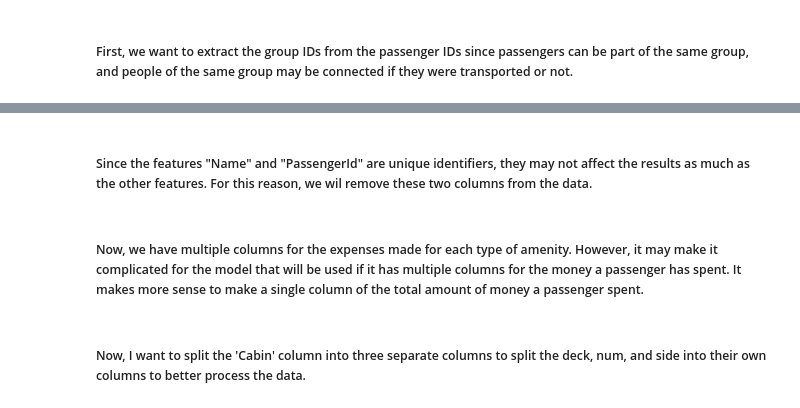
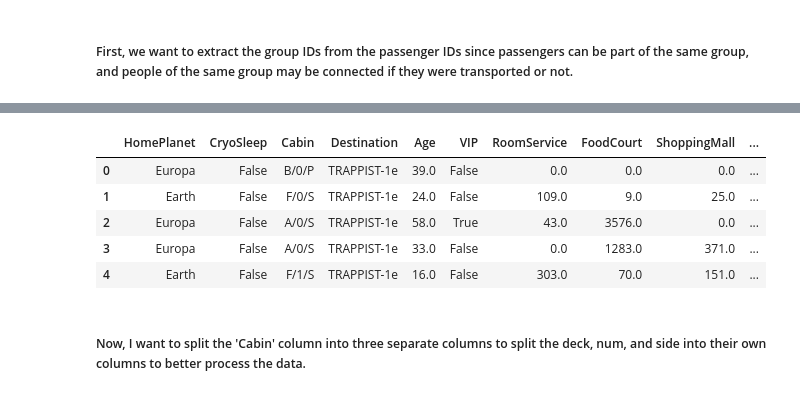
Before and after one commit to cpicazo8304/Spaceship-Titanic-Classification, a Jupyter notebook: notebooks/spaceship-titantic-passenger-classification.ipynb, the cells around one changed output, grey strips where cells are left out. Cells and saved outputs as stored; diff of their text form; code cells hidden in the pictures.

Commit message:
Kaggle Notebook | Spaceship Titantic Code | Got 79% accuracy on test set

```diff
--- a/notebooks/spaceship-titantic-passenger-classification.ipynb
+++ b/notebooks/spaceship-titantic-passenger-classification.ipynb
@@ -53,0 +44,11 @@ train_data.head()
+# %%
+train_data = pd.read_csv("/kaggle/input/spaceship-titanic-passenger-data/data/train.csv")
+test_data = pd.read_csv("/kaggle/input/spaceship-titanic-passenger-data/data/test.csv")
+test_data['Transported'] = False
+data = pd.concat([train_data, test_data], sort=False)
+data.drop(columns=['Name'], inplace=True) # usually an unique identifier, so not important
+
+# Turn 'VIP' and 'CryoSleep' features into booleans (pandas sometimes reads them as strings)
+data['VIP'] = data['VIP'].astype(bool)
+data['CryoSleep'] = data['CryoSleep'].astype(bool)
+data.head()
@@ -134,2 +107,0 @@ train_data.head()
-# %% [markdown]
-<h5>Since the features "Name" and "PassengerId" are unique identifiers, they may not affect the results as much as the other features. For this reason, we wil remove these two columns from the data.</h5>
@@ -138,2 +107,0 @@ train_data.drop(['PassengerId', 'Name'], axis=1, inplace=True)
-# %% [markdown]
-<h5>Now, we have multiple columns for the expenses made for each type of amenity. However, it may make it complicated for the model that will be used if it has multiple columns for the money a passenger has spent. It makes more sense to make a single column of the total amount of money a passenger spent.</h5>
@@ -146,2 +108,15 @@ train_data.drop(['PassengerId', 'Name'], axis=1, inplace=True)
+# %%
+data[['PassengerNumber', 'GroupId']] = data['PassengerId'].str.split('_', expand=True)
+data.drop(columns=['PassengerId'], inplace=True)
+data['PassengerNumber'] = data['PassengerNumber'].astype(int)
+data['GroupId'] = data['GroupId'].astype(int)
+data.head()
+# %% [output]
+|  | HomePlanet | CryoSleep | Cabin | Destination | Age | VIP | RoomService | FoodCourt | ShoppingMall | ... |
+| 0 | Europa | False | B/0/P | TRAPPIST-1e | 39.0 | False | 0.0 | 0.0 | 0.0 | ... |
+| 1 | Earth | False | F/0/S | TRAPPIST-1e | 24.0 | False | 109.0 | 9.0 | 25.0 | ... |
+| 2 | Europa | False | A/0/S | TRAPPIST-1e | 58.0 | True | 43.0 | 3576.0 | 0.0 | ... |
+| 3 | Europa | False | A/0/S | TRAPPIST-1e | 33.0 | False | 0.0 | 1283.0 | 371.0 | ... |
+| 4 | Earth | False | F/1/S | TRAPPIST-1e | 16.0 | False | 303.0 | 70.0 | 151.0 | ... |
 # %% [markdown]
 <h5>Now, I want to split the 'Cabin' column into three separate columns to split the deck, num, and side into their own columns to better process the data. </h5>
```
Also changed, not shown: parts of 80 cells of this notebook.
